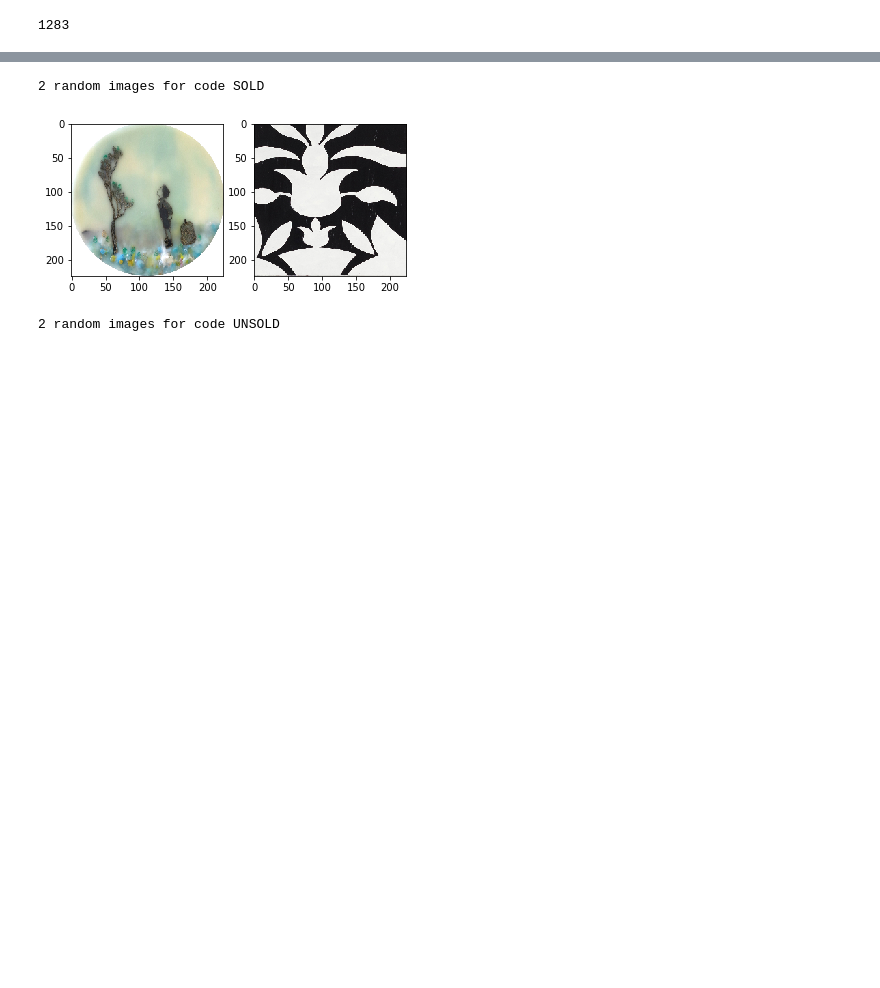
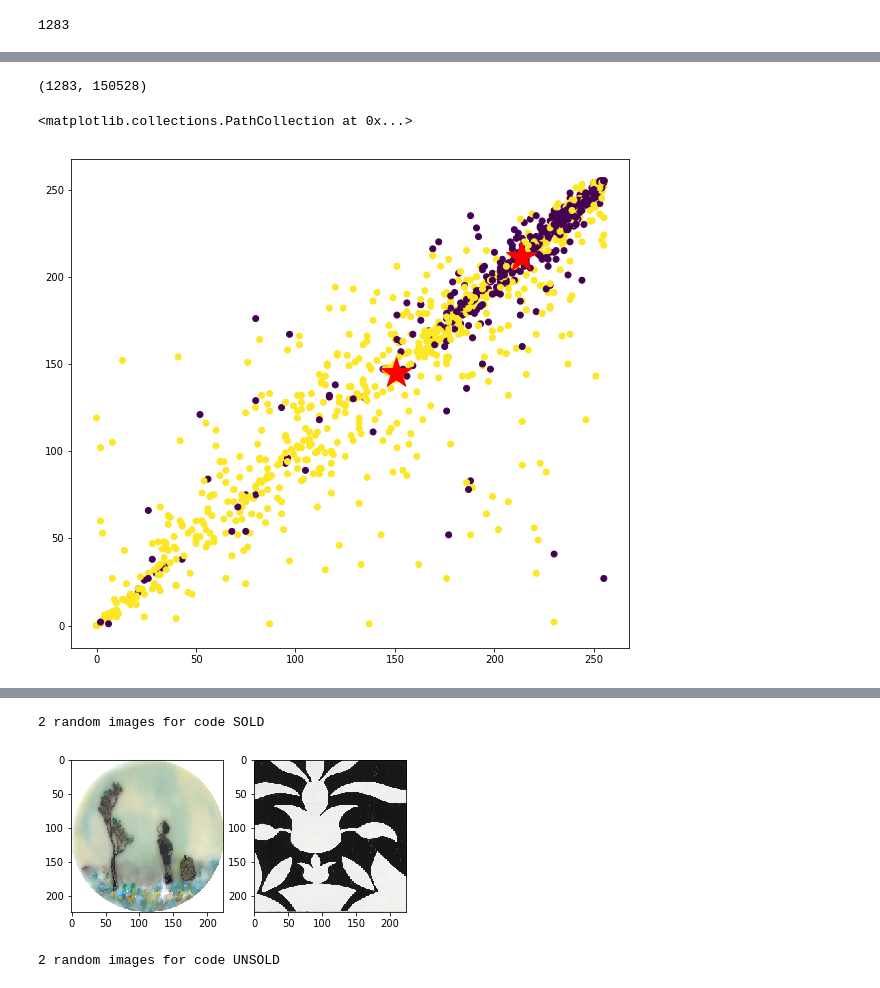
Before and after one commit to aulorbe/What-Makes-Art-Sell, a Jupyter notebook: Image-Clustering-Experiments.ipynb, the cells around one changed output, grey strips where cells are left out. Drawn from its saved outputs; the diff is of its cells as text; code cells hidden in the pictures; blank space fills up the shorter version.

Commit message:
Continuing w/k-means clustering

```diff
--- a/Image-Clustering-Experiments.ipynb
+++ b/Image-Clustering-Experiments.ipynb
@@ -72,0 +77,50 @@ len(images)
+# %%
+images = images.reshape(images.shape[0], -1)
+# %%
+images.shape
+# %% [output]
+(1283, 150528)
+# %%
+# Elbow graph-ing
+
+from sklearn.cluster import KMeans
+from sklearn import metrics
+from scipy.spatial.distance import cdist
+import numpy as np
+import matplotlib.pyplot as plt
+
+# k means determine k
+distortions = []
+K = range(1,10)
+for k in K:
+    kmeanModel = KMeans(n_clusters=k).fit(images)
+    kmeanModel.fit(images)
+    distortions.append(sum(np.min(cdist(images, kmeanModel.cluster_centers_, 'euclidean'), axis=1)) / images.shape[0])
+
+
+
+
+
+
+# from sklearn import cluster
+
+# kmeans_cluster = cluster.KMeans(n_clusters=2)
+# kmeans_cluster.fit(images)
+# cluster_centers = kmeans_cluster.cluster_centers_
+# cluster_labels = kmeans_cluster.labels_
+# %%
+labels = kmeans_cluster.predict(images)
+# %%
+C = kmeans_cluster.cluster_centers_
+# %%
+# clusters = 2
+
+from mpl_toolkits.mplot3d import Axes3D
+
+fig = plt.figure(figsize=(10,9))
+# ax = Axes3D(fig)
+plt.scatter(images[:, 0], images[:, 1], c=labels)
+plt.scatter(C[:, 0], C[:, 1], marker='*', c='red', s=1000)
+# %% [output]
+<matplotlib.collections.PathCollection at 0x...>
+[figure, added]
```
Also changed, not shown: parts of 7 cells of this notebook.
